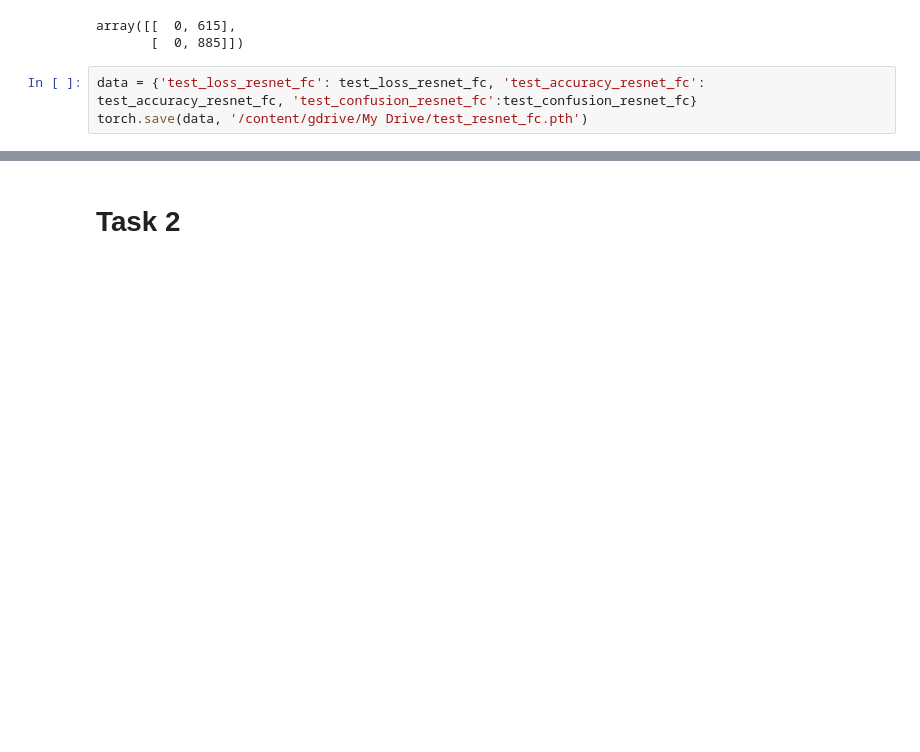
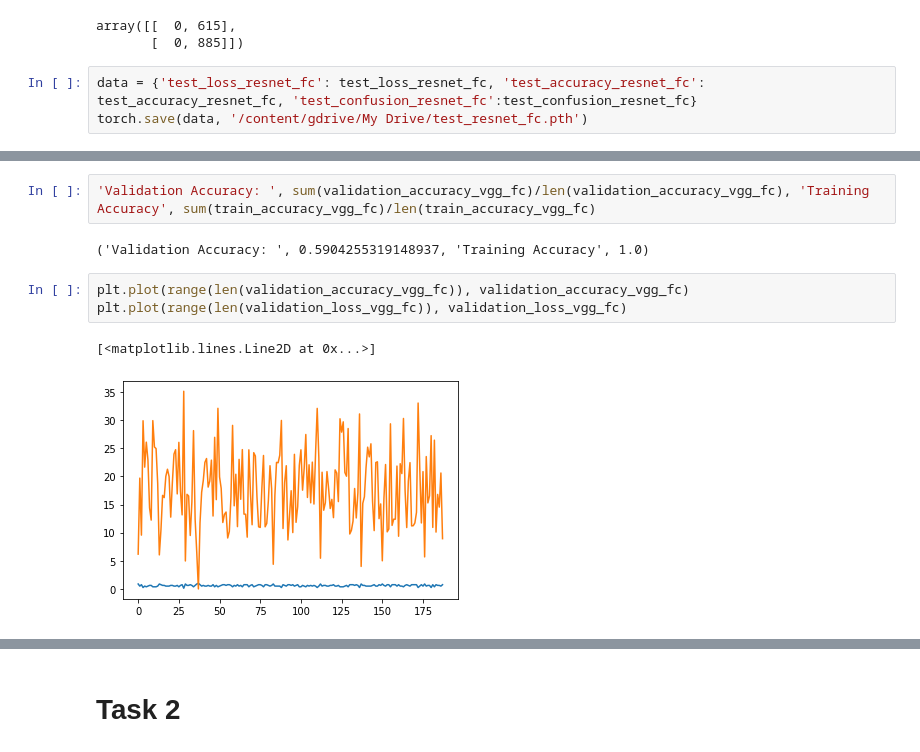
Before and after one commit to khaqan-ashraf/msds19019_COVID19_DLSpring2020, a Jupyter notebook: covid19_classification.ipynb, the cells around one changed output, grey strips where cells are left out. Saved outputs shown, nothing was run; the diff lists cells and outputs as text; blank space fills up the shorter version.

```diff
--- a/covid19_classification.ipynb
+++ b/covid19_classification.ipynb
@@ -468,0 +492,10 @@ torch.save(data, '/content/gdrive/My Drive/test_resnet_fc.pth')
+# %%
+'Validation Accuracy: ', sum(validation_accuracy_vgg_fc)/len(validation_accuracy_vgg_fc), 'Training Accuracy', sum(train_accuracy_vgg_fc)/len(train_accuracy_vgg_fc)
+# %% [output]
+('Validation Accuracy: ', 0.5904255319148937, 'Training Accuracy', 1.0)
+# %%
+plt.plot(range(len(validation_accuracy_vgg_fc)), validation_accuracy_vgg_fc)
+plt.plot(range(len(validation_loss_vgg_fc)), validation_loss_vgg_fc)
+# %% [output]
+[<matplotlib.lines.Line2D at 0x...>]
+[figure, added]
```
Also changed, not shown: parts of 19 cells of this notebook.
